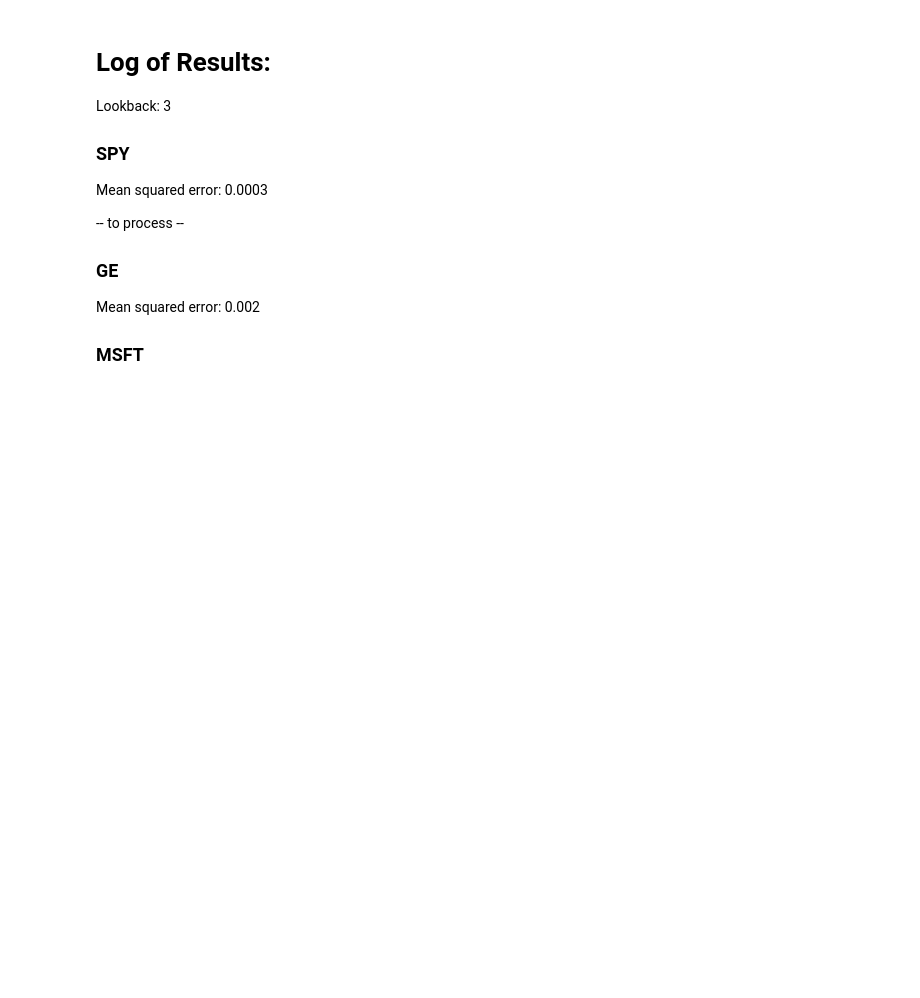
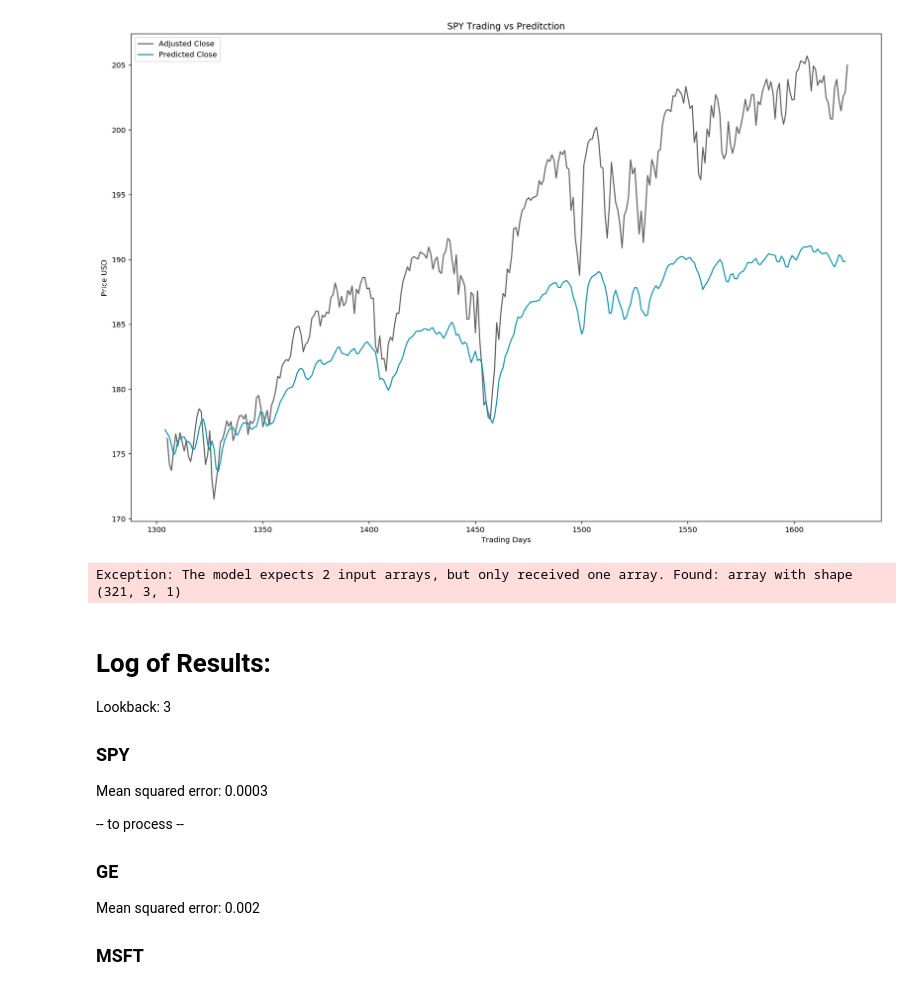
Before and after one commit to gilakos/machine-learning, a Jupyter notebook: projects/capstone/gilakos_stockpricepredictor_dev-workingmodel-deeplearning-keras-lstm-merged.ipynb, the cells around one changed output. Cells and saved outputs as stored; diff of their text form; code cells hidden in the pictures; blank space fills up the shorter version.

```diff
--- a/projects/capstone/gilakos_stockpricepredictor_dev-workingmodel-deeplearning-keras-lstm-merged.ipynb
+++ b/projects/capstone/gilakos_stockpricepredictor_dev-workingmodel-deeplearning-keras-lstm-merged.ipynb
@@ -313,14 +307,14 @@ array([[[ 0.        ],
 #TODO - Add Embeddings
 # Create and fit the LSTM network
 batch_size = 1
-epochs = 10 # 200
+epochs = 200 # 200
 # Create LSTM Day network
 model1 = Sequential()
-model1.add(LSTM(4, batch_input_shape=(batch_size, look_back, 1)))
+model1.add(LSTM(8, batch_input_shape=(batch_size, look_back, 1)))
 model1.add(Dense(1))
 # Create LSTM Volume network
 model2 = Sequential()
-model2.add(LSTM(4, batch_input_shape=(batch_size, look_back, 1)))
+model2.add(LSTM(8, batch_input_shape=(batch_size, look_back, 1)))
 model2.add(Dense(1))
 
 # Create Merged Model
@@ -333,6 +327,6 @@ final_model.add(Dense(1))
 final_model.compile(loss='mean_squared_error', optimizer='adam')
 
 # Format inputs
-inputs = [X_day_train, X_vol_train]
-final_model.fit(inputs, y_close_train, nb_epoch=epochs, batch_size=batch_size, verbose=2, shuffle=False)
+inputs = [X_day_train_t, X_vol_train_t]
+final_model.fit(inputs, X_day_train_t1, nb_epoch=epochs, batch_size=batch_size, verbose=2, shuffle=False)
 # %% [output]
@@ -340,33 +351,50 @@ Exception: Error when checking model input: expected lstm_input_41 to have 3 dim
 # %%
 # Generate predictions for training
-trainPredict = model.predict(trainX, batch_size=batch_size)
-testPredict = model.predict(testX, batch_size=batch_size)
-trainPredict_rescaled, r1 = scale_range(np.array(trainPredict), input_range=[0.0, 1.0], target_range=y_bounds)
-testPredict_rescaled, r2 = scale_range(np.array(testPredict), input_range=[0.0, 1.0], target_range=y_bounds)
+trainPredict = final_model.predict([X_day_train_t, X_vol_train_t], batch_size=batch_size)
+testPredict = final_model.predict([y_close_test_t, y_close_test_t], batch_size=batch_size)
+trainPredict_rescaled, r1 = scale_range(np.array(trainPredict), input_range=[0.0, 1.0], target_range=y_close_bounds)
+testPredict_rescaled, r2 = scale_range(np.array(testPredict), input_range=[0.0, 1.0], target_range=y_close_bounds)
 
 # shift train predictions for plotting
-trainPredictPlot = np.empty_like(X_scaled)
+trainPredictPlot = np.empty_like(X_day_scaled)
 trainPredictPlot[:, :] = np.nan
 trainPredictPlot[look_back:len(trainPredict_rescaled)+look_back, :] = trainPredict_rescaled
 
 # shift test predictions for plotting
-testPredictPlot = np.empty_like(X_scaled)
+testPredictPlot = np.empty_like(X_day_scaled)
 testPredictPlot[:, :] = np.nan
-testPredictPlot[len(trainPredict_rescaled)+(look_back*2)+1:len(X_scaled)-1, :] = testPredict_rescaled
+testPredictPlot[len(trainPredict_rescaled)+(look_back*2)+1:len(X_day_scaled)-1, :] = testPredict_rescaled
 
 # Create actual values in aligned array
-yPlot = np.empty_like(y_scaled)
+yPlot = np.empty_like(y_close_scaled)
 yPlot[:, :] = np.nan
-yPlot[-len(testPredict_rescaled):, :] = y_all[-len(testPredict_rescaled):]
+yPlot[-len(testPredict_rescaled):, :] = y_close_all[-len(testPredict_rescaled):]
 
-# plot baseline and predictions
-plt.plot(yPlot,'#5F5F5F')
-plt.plot(testPredictPlot,  '#0C91AB')
+# Set up plot
+fig = plt.figure()
+ax = fig.add_subplot(111)
+
+# Add labels
+plt.ylabel('Price USD')
+plt.xlabel('Trading Days')
+# Plot actual and predicted close values
+
+plt.plot(yPlot,'#5F5F5F', label='Adjusted Close')
+plt.plot(testPredictPlot, '#0C91AB', label='Predicted Close')
+
+# Set title
+ax.set_title(base_ticker + ' Trading vs Preditction')
+ax.legend(loc='upper left')
+
 plt.show()
+# %% [output]
+[figure, added]
 # %%
 # The mean squared error
-testScore = model.evaluate(testX, testY, batch_size=batch_size, verbose=0)
+testScore = final_model.evaluate(y_close_test_t, y_close_test_t1, batch_size=batch_size, verbose=0)
 print('Test Score: %.4f MSE (%.4f RMSE)' % (testScore, math.sqrt(testScore)))
+# %% [output]
+Exception: The model expects 2 input arrays, but only received one array. Found: array with shape (321, 3, 1)
 # %% [markdown]
 # Log of Results:
 Lookback: 3
```
Also changed, not shown: parts of 10 cells of this notebook, 3 other files.
